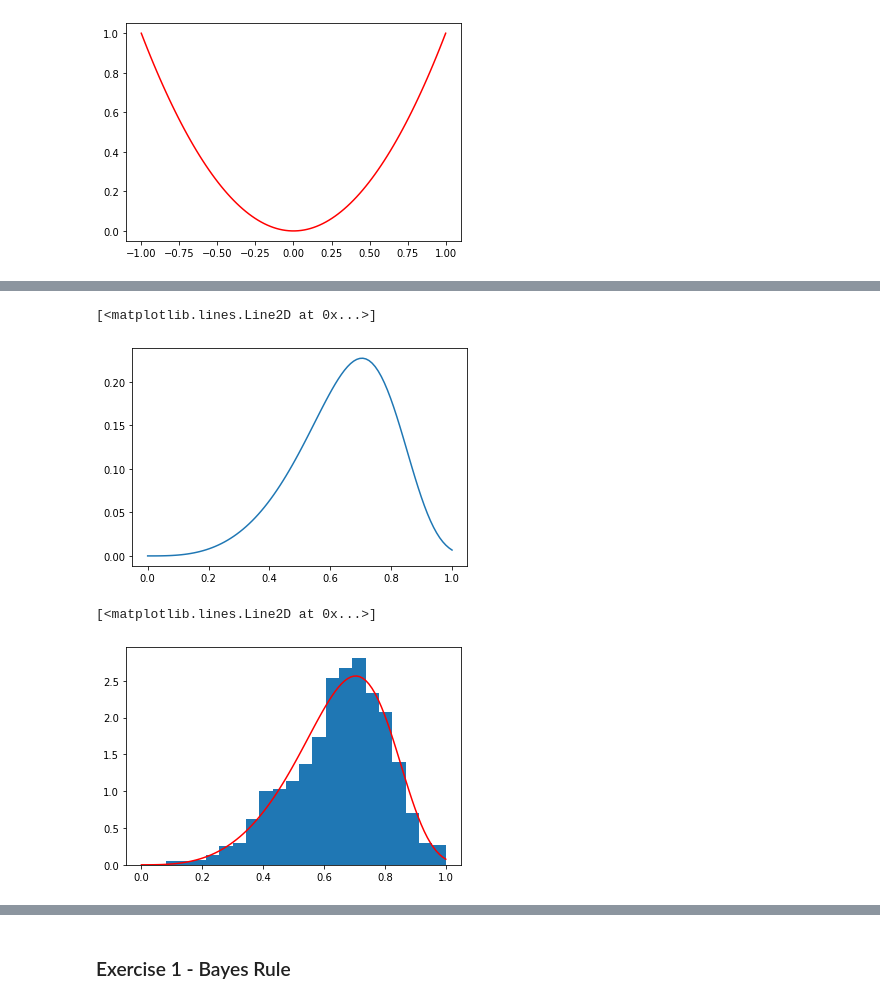
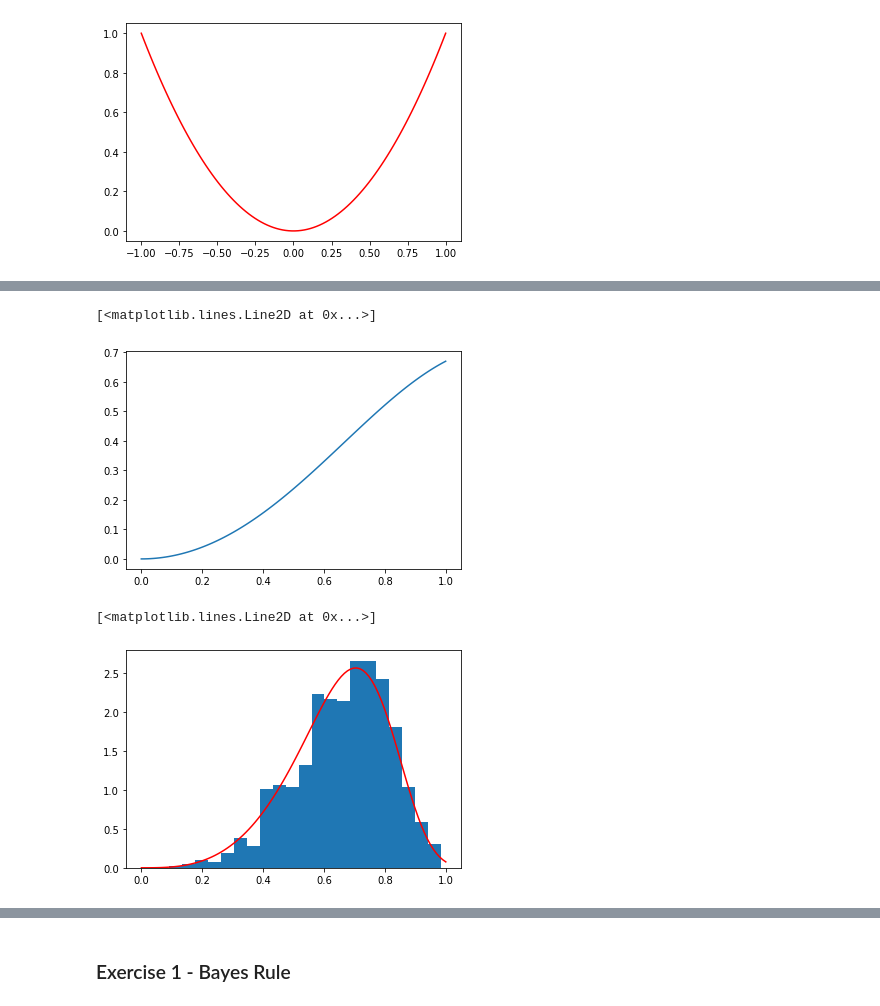
Before and after one commit to keweiyao/BayesExample, a Jupyter notebook: example.ipynb, the cells around one changed output, grey strips where cells are left out. Cells and saved outputs as stored; diff of their text form; code cells hidden in the pictures.

```diff
--- a/example.ipynb
+++ b/example.ipynb
@@ -55,19 +55,19 @@ plt.plot(X, TargetFun(X)*3/2, 'r-')
 # %%
 # Exercise 0.5 a toy Markov Chain Monte Carlo Sampler
-def TargetFun2(x):
+def TargetFun2(x, a=2, b=3, c=0.4):
     if x<0:
         return 0
     if x>1:
         return 0
     else:
-        return x**3*np.exp(-5*x**7)
+        return x**a*np.exp(-c*x**b)
 TargetFun2 = np.vectorize(TargetFun2)
 x = np.linspace(0,1,100)
 Y = TargetFun2(x)
 plt.plot(x, Y)
 # %% [output]
 [<matplotlib.lines.Line2D at 0x...>]
-[figure, old version]
+[figure, new version]
 # %%
 def ToyMCMC(P, N=1000):
     X = []
@@ -99,4 +99,4 @@ norm = y.sum()*(x[1]-x[0])
 plt.plot(x, y/norm, 'r-')
 # %% [output]
 [<matplotlib.lines.Line2D at 0x...>]
-[figure, old version]
+[figure, new version]
```
Also changed, not shown: parts of 19 cells of this notebook.
